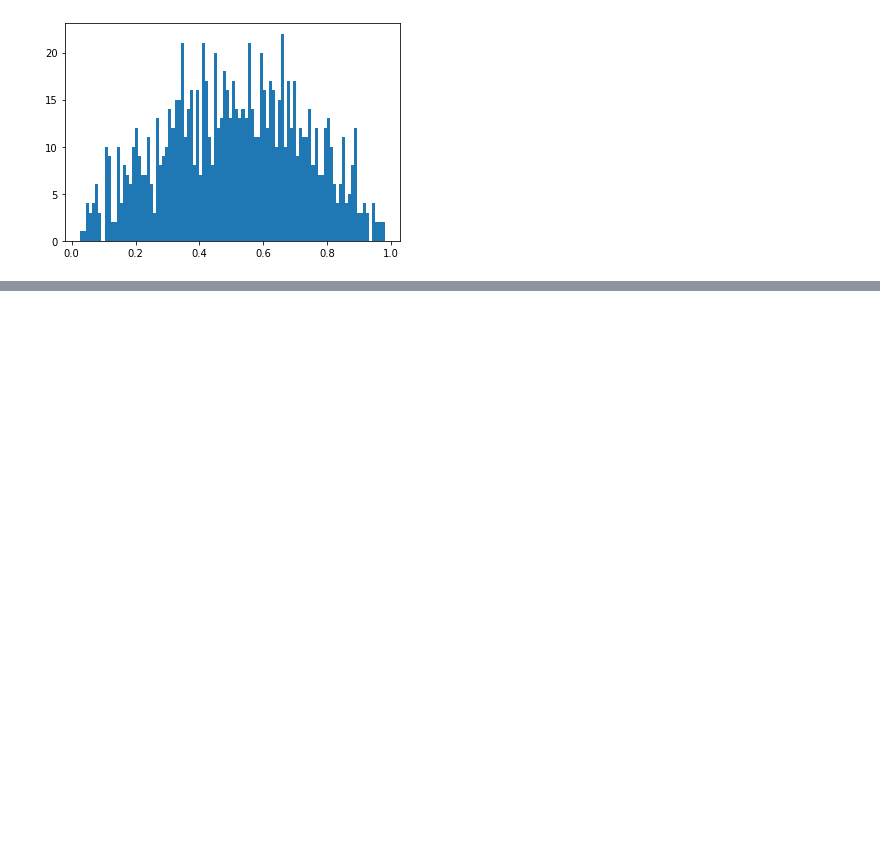
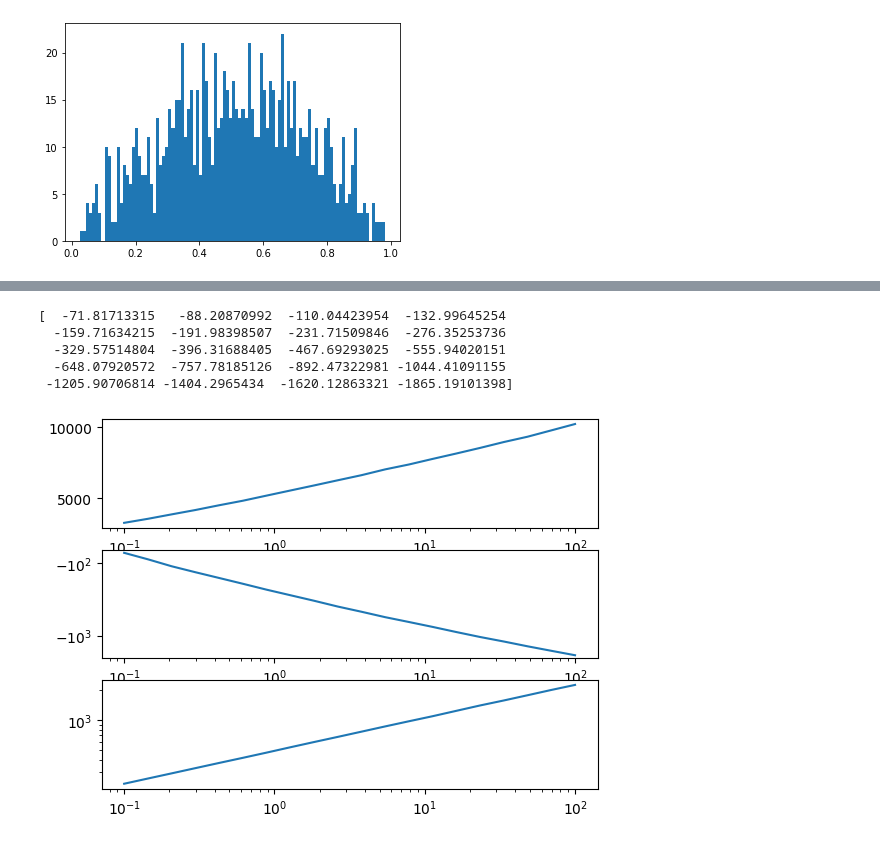
Before and after one commit to moej56153/Master_Thesis, a Jupyter notebook: integral_data_analysis/PPC_distribution.ipynb, the cells around one changed output, grey strips where cells are left out. Saved outputs shown, nothing was run; the diff lists cells and outputs as text; code cells hidden in the pictures; blank space fills up the shorter version.

```diff
--- a/integral_data_analysis/PPC_distribution.ipynb
+++ b/integral_data_analysis/PPC_distribution.ipynb
@@ -247,0 +330,8 @@ _ = plt.hist(cdf, bins=num_bins)
+# %%
+v_t1 = calc_bmaxL_variance_matrix(
+    np.array([input_b[12]]),
+    np.array([input_s1[10]]),
+    np.array(input_t1),
+    np.array([input_s2[5]]),
+    np.array([input_t2[6]])
+)
@@ -247,0 +359,20 @@ _ = plt.hist(cdf, bins=num_bins)
+# %%
+fig, ax = plt.subplots(nrows=3)
+ax[0].plot(input_b, v_t1[0,0,:,0,0,0,0,0])
+ax[1].plot(input_b, v_t1[0,0,:,0,0,0,1,0])
+ax[2].plot(input_b, v_t1[0,0,:,0,0,0,1,1])
+
+ax[0].set_xscale("log")
+ax[1].set_xscale("log")
+ax[1].set_yscale("symlog")
+ax[1].set_ylim(1.1*np.amin(v_t1[0,0,:,0,0,0,1,0]), 0.9*np.amax(v_t1[0,0,:,0,0,0,1,0]))
+ax[2].set_xscale("log")
+ax[2].set_yscale("log")
+print(v_t1[0,0,:,0,0,0,1,0])
+# %% [output]
+[  -71.81713315   -88.20870992  -110.04423954  -132.99645254
+  -159.71634215  -191.98398507  -231.71509846  -276.35253736
+  -329.57514804  -396.31688405  -467.69293025  -555.94020151
+  -648.07920572  -757.78185126  -892.47322981 -1044.41091155
+ -1205.90706814 -1404.2965434  -1620.12863321 -1865.19101398]
+[figure, added]
```
Also changed, not shown: parts of 16 cells of this notebook, 1 other file.
